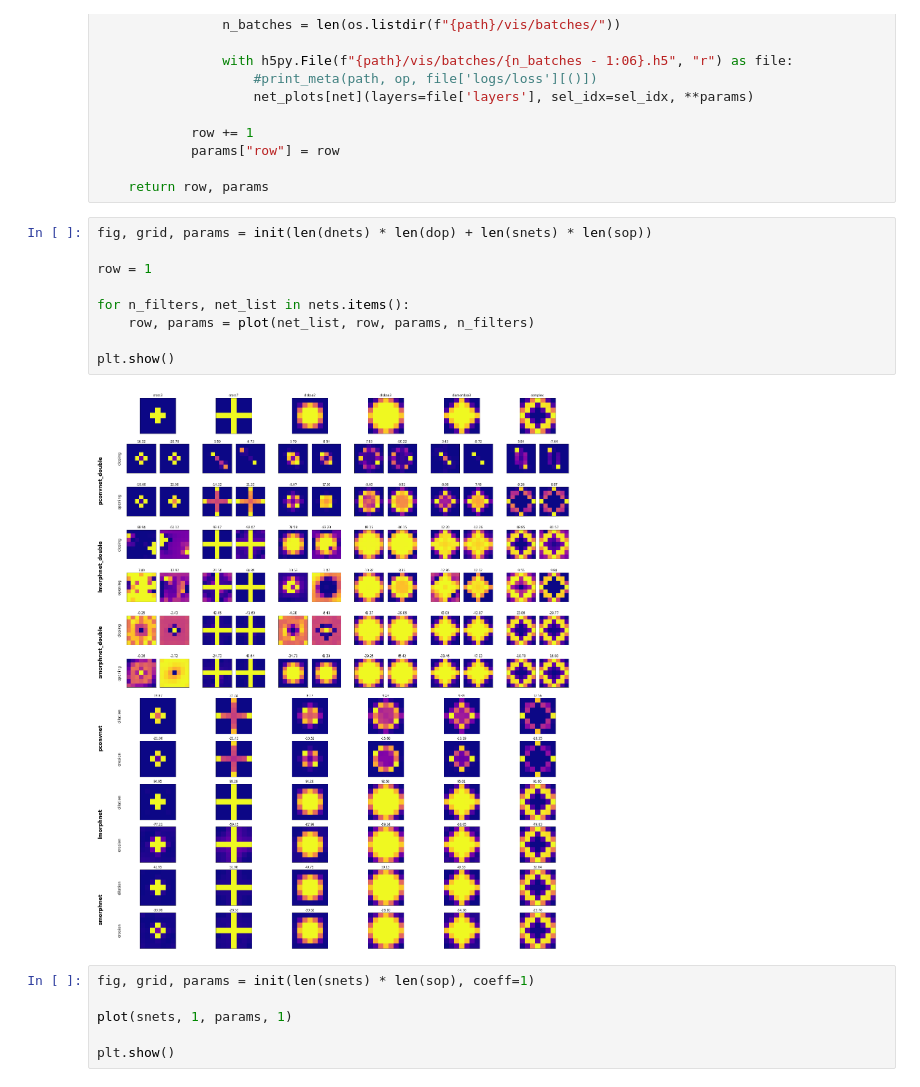
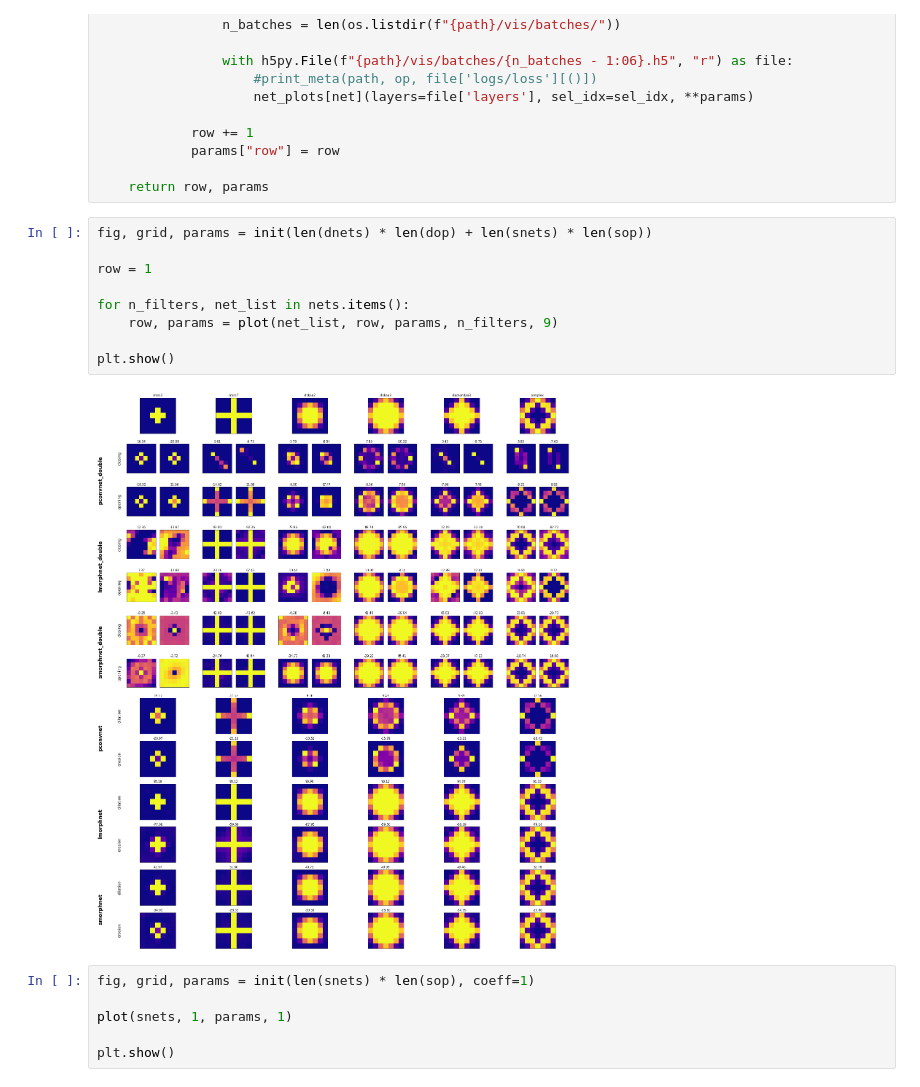
Before and after one commit to TheodoreAouad/MorphoNet, a Jupyter notebook: vis.ipynb, the cells around one changed output. Saved outputs shown, nothing was run; the diff lists cells and outputs as text.

```diff
--- a/vis.ipynb
+++ b/vis.ipynb
@@ -162,14 +162,14 @@ def plot(net_list, row, params, n_filters, run=0):
 # %%
 fig, grid, params = init(len(dnets) * len(dop) + len(snets) * len(sop))
 
 row = 1
 
 for n_filters, net_list in nets.items():
-    row, params = plot(net_list, row, params, n_filters)
+    row, params = plot(net_list, row, params, n_filters, 9)
 
 plt.show()
 # %% [output]
-[figure, old version]
+[figure, new version]
 # %%
 fig, grid, params = init(len(snets) * len(sop), coeff=1)
 
```
Also changed, not shown: parts of 7 cells of this notebook.
